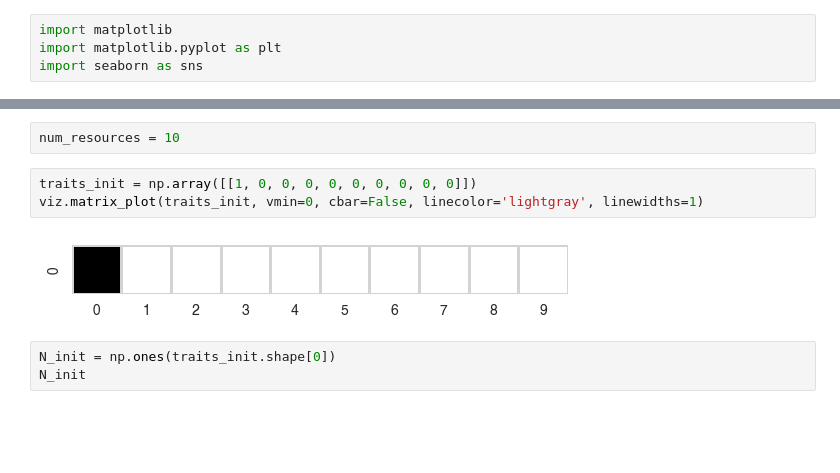
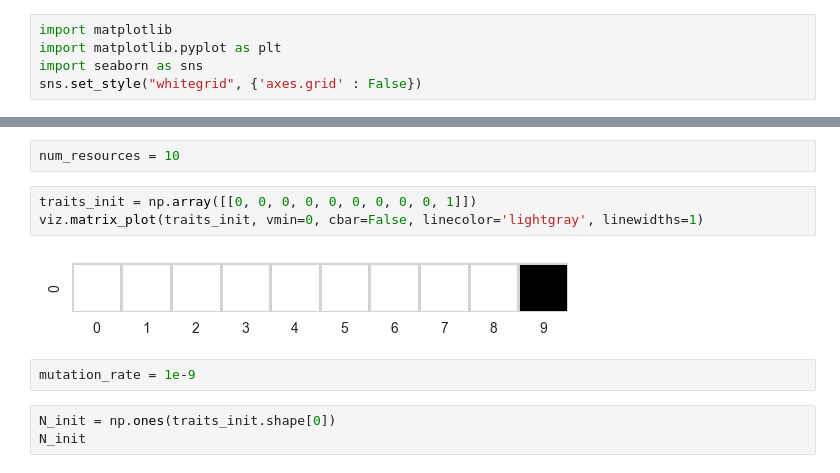
Before and after one commit to ryansmcgee/ecoevocrm, a Jupyter notebook: src/ecoevocrm/notebooks/solomon/2024-01-06_persistence-experiment_dev.ipynb, the cells around one changed output, grey strips where cells are left out. Cells and saved outputs as stored; diff of their text form; blank space fills up the shorter version.

```diff
--- a/src/ecoevocrm/notebooks/solomon/2024-01-06_persistence-experiment_dev.ipynb
+++ b/src/ecoevocrm/notebooks/solomon/2024-01-06_persistence-experiment_dev.ipynb
@@ -11,6 +11,7 @@ import ecoevocrm.viz as viz
 import matplotlib
 import matplotlib.pyplot as plt
 import seaborn as sns
+sns.set_style("whitegrid", {'axes.grid' : False})
 # %% [markdown]
 #
 # %% [markdown]
@@ -20,10 +21,12 @@ import seaborn as sns
 # %%
 num_resources = 10
 # %%
-traits_init = np.array([[1, 0, 0, 0, 0, 0, 0, 0, 0, 0]])
+traits_init = np.array([[0, 0, 0, 0, 0, 0, 0, 0, 0, 1]])
 viz.matrix_plot(traits_init, vmin=0, cbar=False, linecolor='lightgray', linewidths=1)
 # %% [output]
-[figure, old version]
+[figure, new version]
+# %%
+mutation_rate = 1e-9
 # %%
 N_init = np.ones(traits_init.shape[0])
 N_init
```
Also changed, not shown: parts of 32 cells of this notebook, 3 other files.
